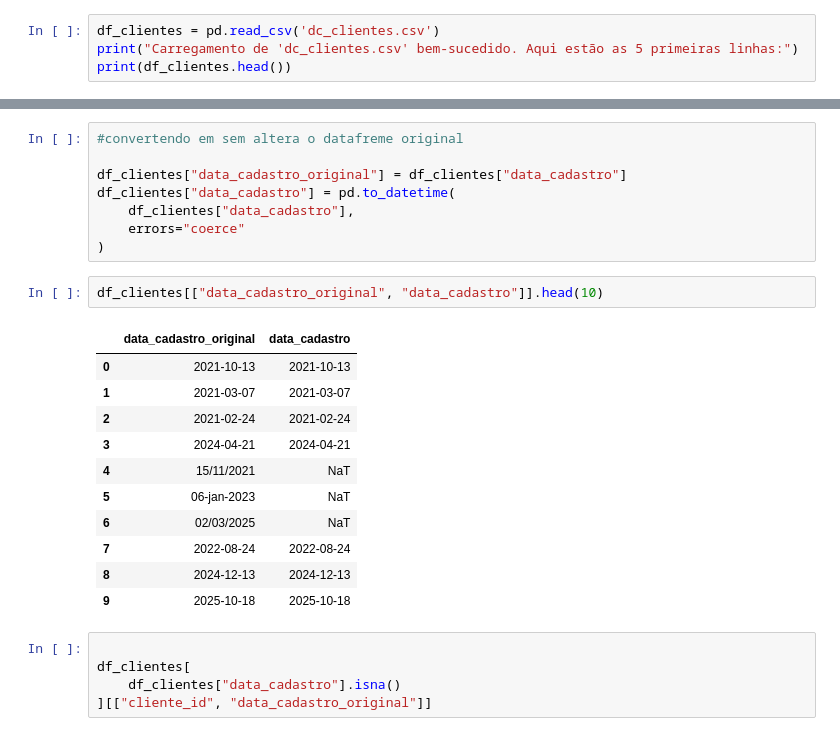
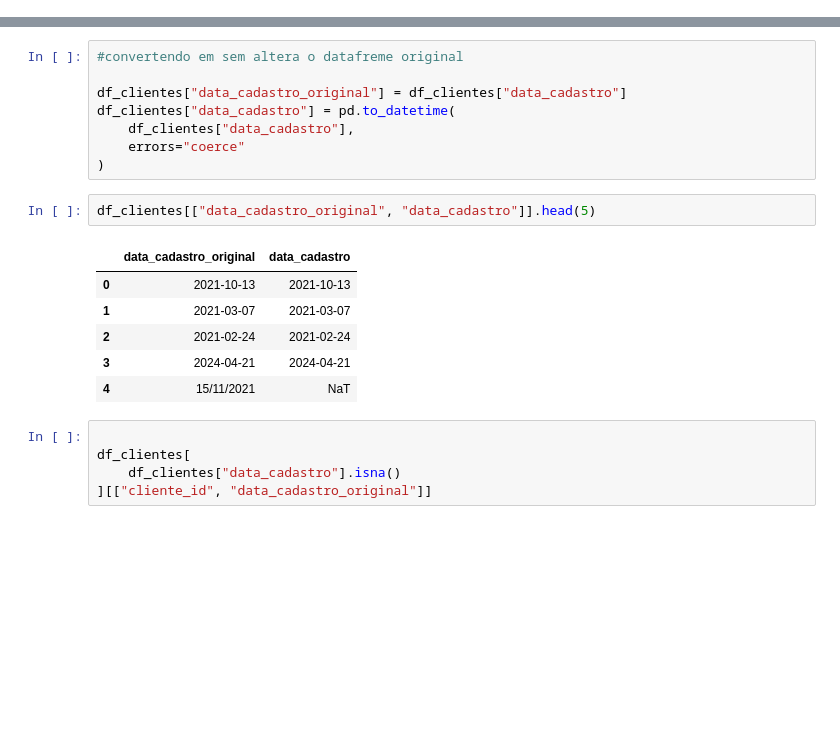
Before and after one commit to Carolaynebarret/DataConnect, a Jupyter notebook: untitled24.ipynb, the cells around one changed output, grey strips where cells are left out. Drawn from its saved outputs; the diff is of its cells as text; blank space fills up the shorter version.

```diff
--- a/untitled24.ipynb
+++ b/untitled24.ipynb
@@ -49,4 +12,0 @@ Carregamento de 'dc_projetos.csv' bem-sucedido. Aqui estão as 5 primeiras linha
-# %%
-df_clientes = pd.read_csv('dc_clientes.csv')
-print("Carregamento de 'dc_clientes.csv' bem-sucedido. Aqui estão as 5 primeiras linhas:")
-print(df_clientes.head())
@@ -572,19 +612,14 @@ df_clientes["data_cadastro"] = pd.to_datetime(
     errors="coerce"
 )
 # %%
-df_clientes[["data_cadastro_original", "data_cadastro"]].head(10)
+df_clientes[["data_cadastro_original", "data_cadastro"]].head(5)
 # %% [output]
 |  | data_cadastro_original | data_cadastro |
 | 0 | 2021-10-13 | 2021-10-13 |
 | 1 | 2021-03-07 | 2021-03-07 |
 | 2 | 2021-02-24 | 2021-02-24 |
 | 3 | 2024-04-21 | 2024-04-21 |
 | 4 | 15/11/2021 | NaT |
-| 5 | 06-jan-2023 | NaT |
-| 6 | 02/03/2025 | NaT |
-| 7 | 2022-08-24 | 2022-08-24 |
-| 8 | 2024-12-13 | 2024-12-13 |
-| 9 | 2025-10-18 | 2025-10-18 |
 # %%
 
 df_clientes[
```
Also changed, not shown: parts of 49 cells of this notebook.
